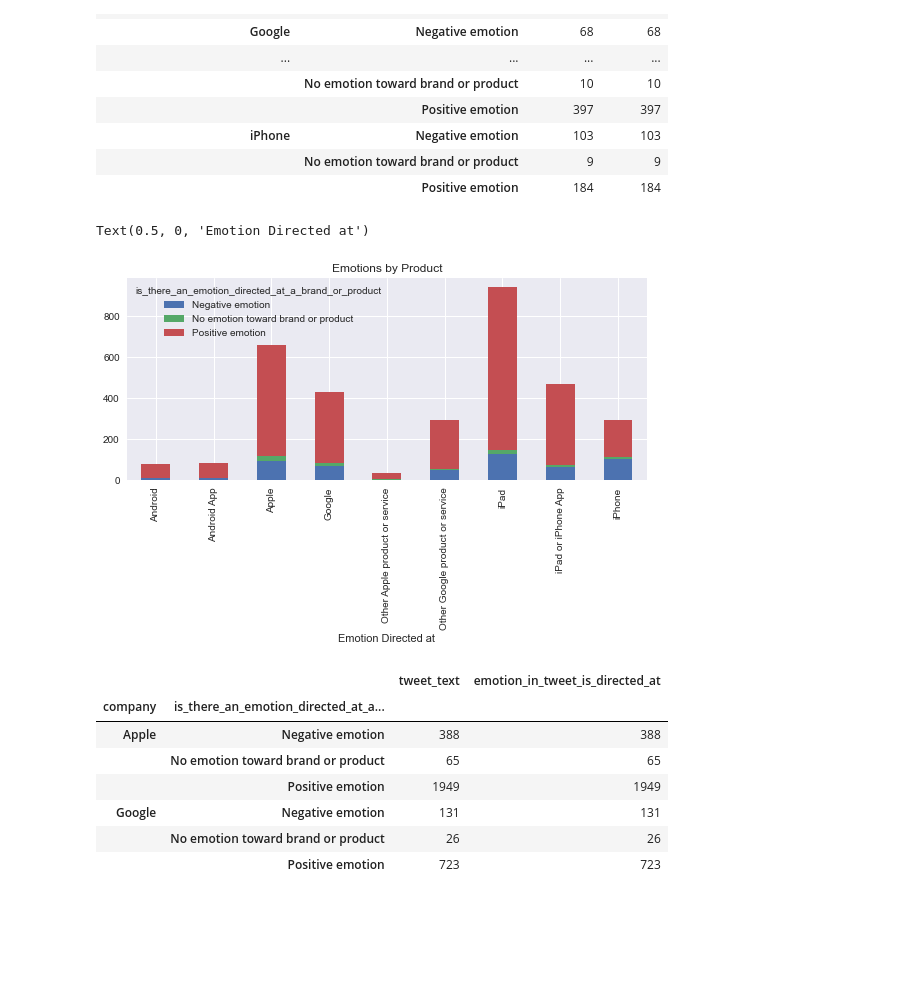
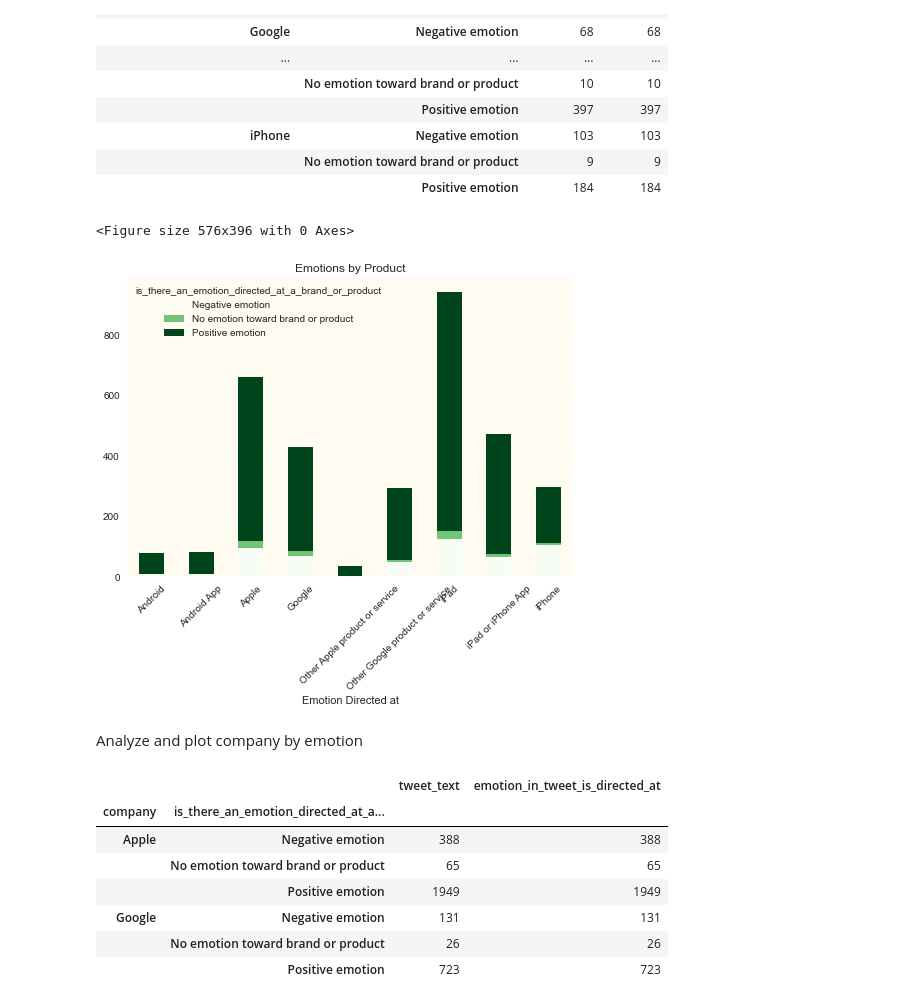
Before and after one commit to esadsetts/Mod_4_project, a Jupyter notebook: 01_EDA.ipynb, the cells around one changed output. Cells and saved outputs as stored; diff of their text form; code cells hidden in the pictures; blank space fills up the shorter version.

```diff
--- a/01_EDA.ipynb
+++ b/01_EDA.ipynb
@@ -146,11 +166,16 @@ df.groupby(['emotion_in_tweet_is_directed_at', 'is_there_an_emotion_directed_at_
 |  | No emotion toward brand or product | 9 | 9 |
 |  | Positive emotion | 184 | 184 |
 # %%
-df.groupby(['emotion_in_tweet_is_directed_at', 'is_there_an_emotion_directed_at_a_brand_or_product']).tweet_text.count().unstack().plot(kind = 'bar', stacked = True, figsize = (9.32,3.72), title = 'Emotions by Product')
+fig = plt.figure(facecolor='#fffbf0')
+ax = df.groupby(['emotion_in_tweet_is_directed_at', 'is_there_an_emotion_directed_at_a_brand_or_product']).tweet_text.count().unstack().plot(kind = 'bar', stacked = True, title = 'Emotions by Product', colormap = 'Greens', rot = 45)
 plt.xlabel('Emotion Directed at')
+ax.set_facecolor('#fffbf0')
+plt.show()
 # %% [output]
-Text(0.5, 0, 'Emotion Directed at')
+<Figure size 576x396 with 0 Axes>
-[figure, old version]
+[figure, new version]
+# %% [markdown]
+Analyze and plot company by emotion
 # %%
 df.groupby(['company', 'is_there_an_emotion_directed_at_a_brand_or_product']).count()
 # %% [output]
```
Also changed, not shown: parts of 14 cells of this notebook, 1 other file.
